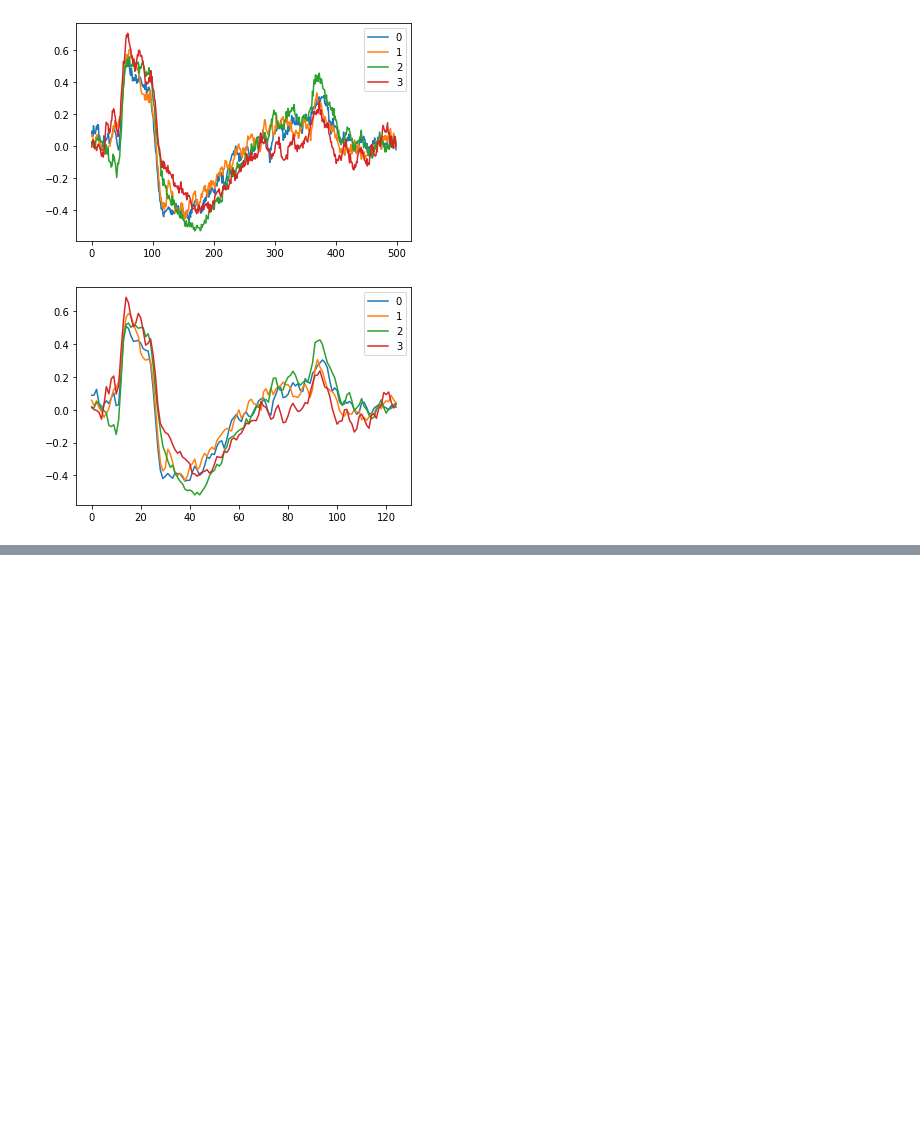
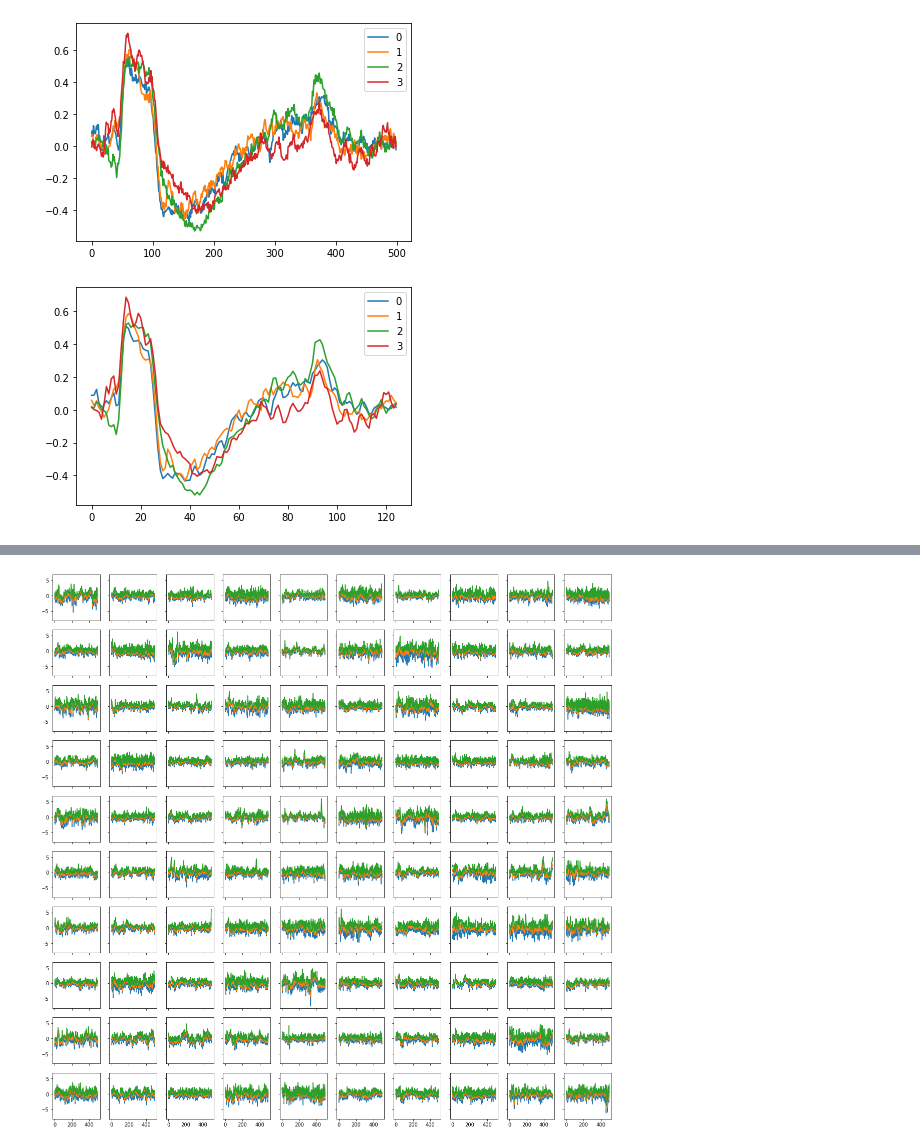
Before and after one commit to TaykhoomDalal/ECE_C147_Project, a Jupyter notebook: Data Analysis 2.ipynb, the cells around one changed output, grey strips where cells are left out. Cells and saved outputs as stored; diff of their text form; code cells hidden in the pictures; blank space fills up the shorter version.

```diff
--- a/Data Analysis 2.ipynb
+++ b/Data Analysis 2.ipynb
@@ -58,0 +78,4 @@ plot_classes(X3, y)
+# %%
+plot_100(X4_min_avg_max[y == 2])
+# %% [output]
+[figure, added]
```
Also changed, not shown: parts of 4 cells of this notebook, 2 other files.
